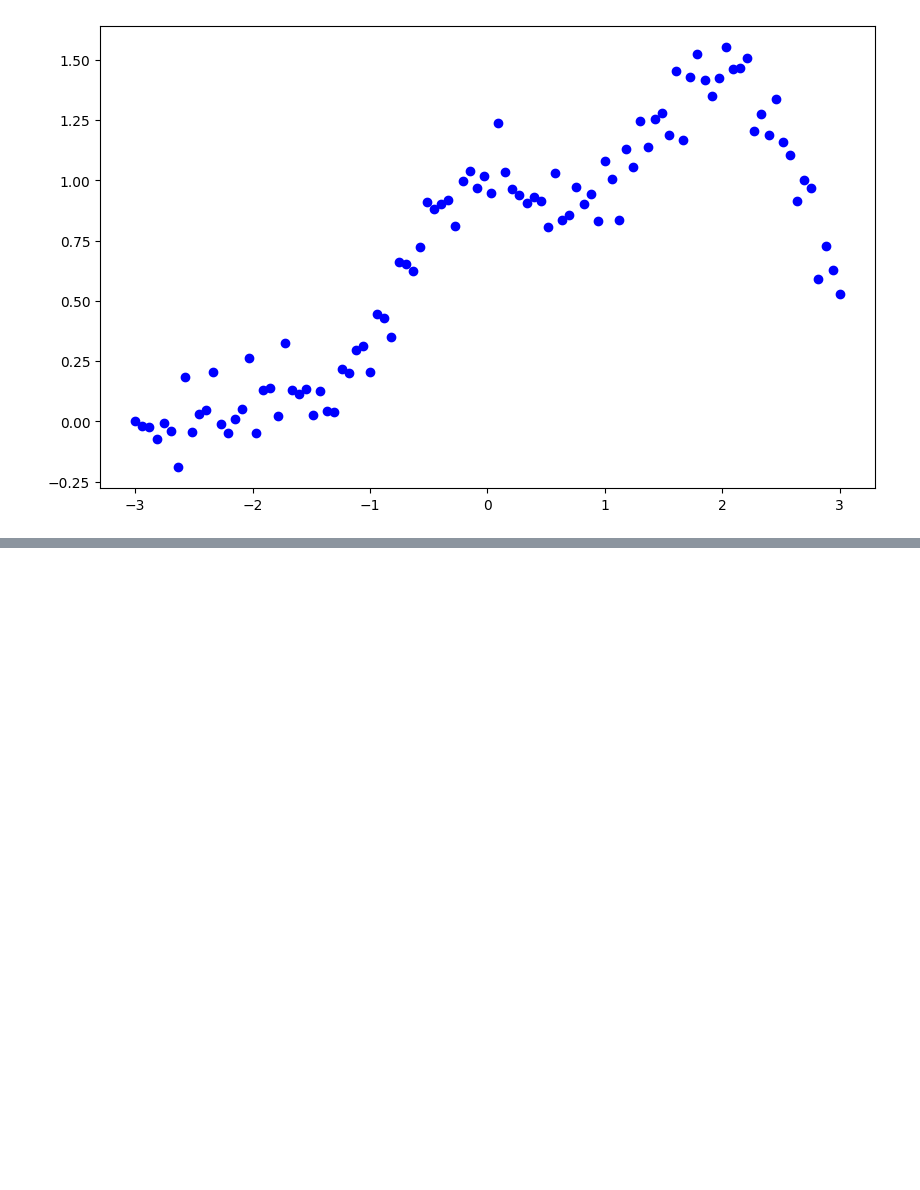
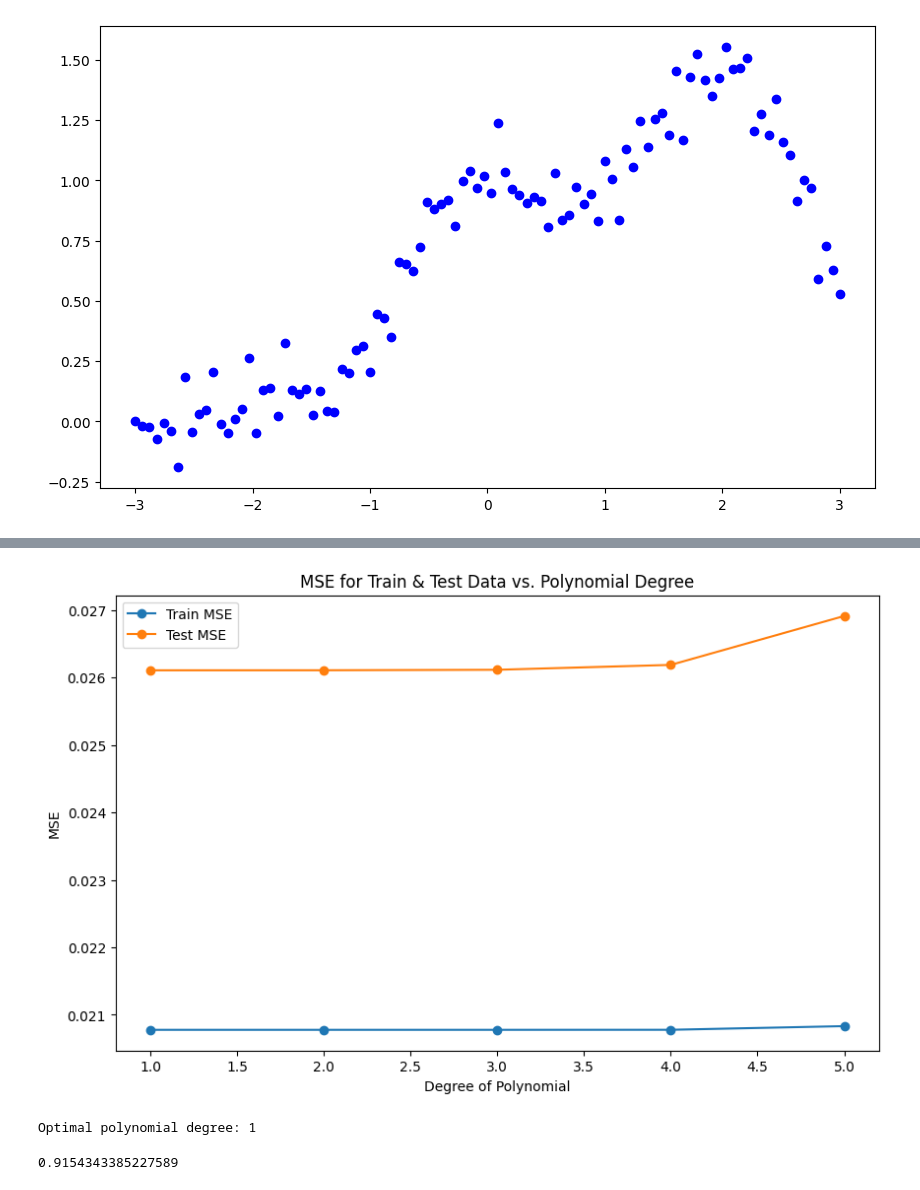
Before and after one commit to Elisaottoboni/Machine-Learning-University-of-Oslo, a Jupyter notebook: week_36/w36_Gabriele.ipynb, the cells around one changed output, grey strips where cells are left out. Cells and saved outputs as stored; diff of their text form; code cells hidden in the pictures; blank space fills up the shorter version.

```diff
--- a/week_36/w36_Gabriele.ipynb
+++ b/week_36/w36_Gabriele.ipynb
@@ -255,11 +273,10 @@ plt.show()
 # %%
-from sklearn import linear_model
-from sklearn.metrics import mean_absolute_error
+from sklearn.linear_model import Ridge
+from sklearn.metrics import mean_absolute_error, r2_score
 
-p = 5
+p = 6
 I = np.eye(p,p)
 
-nlambdas = 5
 lambdas = [0.0001,0.001, 0.01,0.1,1.0]
 MSERidge1 = []
 MSERidgeSklearn1  = []
@@ -271,7 +288,7 @@ def MSE(y_data,y_model):
     return np.sum((y_data-y_model)**2)/n
 
 
-for i in range(nlambdas):
+for i in range(len(lambdas)):
    lmb = lambdas[i]
    RidgeBeta = np.linalg.pinv(X_train_scaled.T @ X_train_scaled + lmb * I) @ X_train_scaled.T @ y_train_scaled
    ytildeRidge = X_train_scaled @ RidgeBeta
@@ -279,17 +296,14 @@ for i in range(nlambdas):
    MSERidge = mean_absolute_error(y_test, ypredictRidge)
    MSERidge1.append(MSERidge)
    ypredictRidge1.append(ypredictRidge)
+   R2Ridge = r2_score(y_test, ypredictRidge)
 
 
-   RegRidge = linear_model.Ridge(lmb, fit_intercept=False)
+   RegRidge = Ridge(lmb, fit_intercept=False)
    RegRidge.fit(X_train_scaled, y_train_scaled)
    ytildeRidge_sklearn = RegRidge.predict(X_train_scaled)
    ypredictRidge_sklearn = RegRidge.predict(X_test_scaled)
    MSERidgeSklearn = mean_absolute_error(y_test, ypredictRidge_sklearn)
    MSERidgeSklearn1.append(MSERidgeSklearn)
    ypredictRidge_sklearn1.append(ypredictRidge_sklearn)
-
-   print(f'Betas (own code) with lambda:{lmb}\n',RidgeBeta)
-   print(f'Betas (Sklearn) with lambda:{lmb}\n',RegRidge.coef_.T)
-   print(f'MSE (own code) with lambda:{lmb}\t',MSERidge)
-   print(f'MSE (Sklearn) with lambda:{lmb}\t',MSERidgeSklearn)
+   R2Ridge_Sklearn = r2_score(y_test, ypredictRidge)
@@ -348,0 +438,18 @@ array([[ 1.38777878e-14],
+# %%
+# Plotting
+plt.figure(figsize=(10, 6))
+plt.plot(range(1, Maxpolydegree), mse_train_values[4], label='Train MSE', marker='o')
+plt.plot(range(1, Maxpolydegree), mse_test_values[4], label='Test MSE', marker='o')
+plt.xlabel('Degree of Polynomial')
+plt.ylabel('MSE')
+plt.title('MSE for Train & Test Data vs. Polynomial Degree')
+# plt.yscale('log')
+plt.legend()
+plt.show()
+
+# Finding the optimal degree with the smallest test MSE
+optimal_degree = np.argmin(mse_test_values) + 1
+print(f'Optimal polynomial degree: {optimal_degree}')
+# %% [output]
+[figure, added]
+Optimal polynomial degree: 1
@@ -348,0 +473,4 @@ array([[ 1.38777878e-14],
+# %%
+np.mean(R2RidgeTrain)
+# %% [output]
+0.9154343385227589
```
Also changed, not shown: parts of 18 cells of this notebook.
